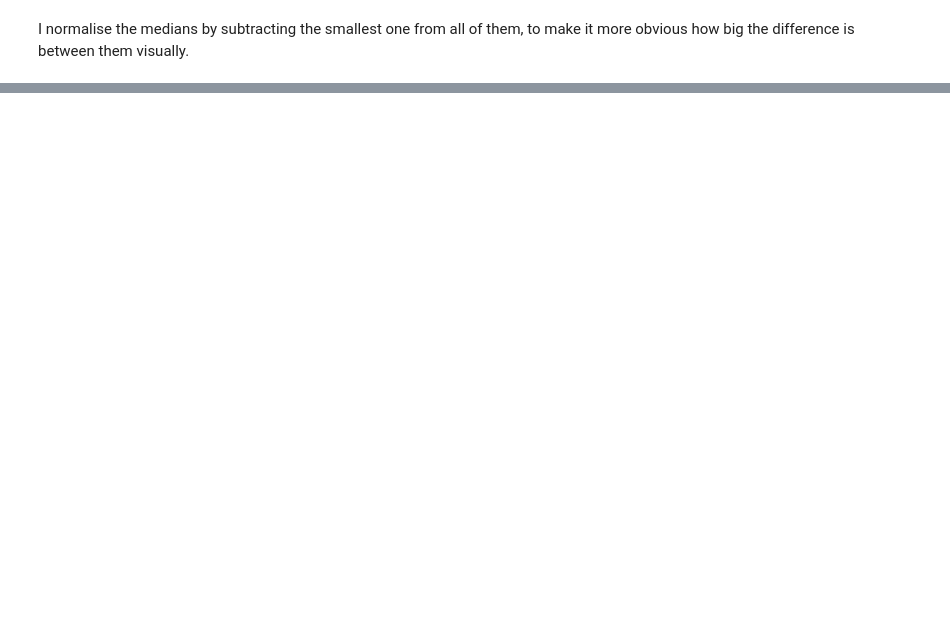
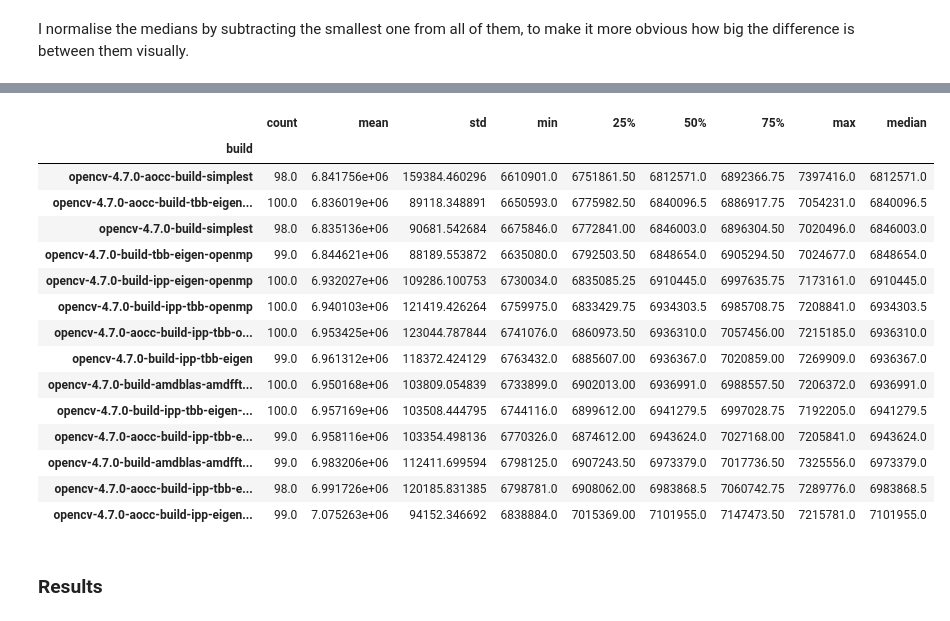
Before and after one commit to iByteABit256/OpenCV-Benchmarking, a Jupyter notebook: benchmark-analysis.ipynb, the cells around one changed output, grey strips where cells are left out. Saved outputs shown, nothing was run; the diff lists cells and outputs as text; code cells hidden in the pictures; blank space fills up the shorter version.

```diff
--- a/benchmark-analysis.ipynb
+++ b/benchmark-analysis.ipynb
@@ -67,0 +88,26 @@ plt = normalised.plot.bar()
+# %%
+result_cleaned = df_cleaned.groupby('build', sort=False)['time'].aggregate(['describe', 'median'])
+result_cleaned.columns = result_cleaned.columns.get_level_values(1)
+result_cleaned = result_cleaned.rename(columns = {'time':'median'})
+result_cleaned = result_cleaned.sort_values('median')
+
+result_cleaned
+# %% [output]
+|  | count | mean | std | min | 25% | 50% | 75% | max | median |
+| build |  |  |  |  |  |  |  |  |  |
+| opencv-4.7.0-aocc-build-simplest | 98.0 | 6.841756e+06 | 159384.460296 | 6610901.0 | 6751861.50 | 6812571.0 | 6892366.75 | 7397416.0 | 6812571.0 |
+| opencv-4.7.0-aocc-build-tbb-eigen... | 100.0 | 6.836019e+06 | 89118.348891 | 6650593.0 | 6775982.50 | 6840096.5 | 6886917.75 | 7054231.0 | 6840096.5 |
+| opencv-4.7.0-build-simplest | 98.0 | 6.835136e+06 | 90681.542684 | 6675846.0 | 6772841.00 | 6846003.0 | 6896304.50 | 7020496.0 | 6846003.0 |
+| opencv-4.7.0-build-tbb-eigen-openmp | 99.0 | 6.844621e+06 | 88189.553872 | 6635080.0 | 6792503.50 | 6848654.0 | 6905294.50 | 7024677.0 | 6848654.0 |
+| opencv-4.7.0-build-ipp-eigen-openmp | 100.0 | 6.932027e+06 | 109286.100753 | 6730034.0 | 6835085.25 | 6910445.0 | 6997635.75 | 7173161.0 | 6910445.0 |
+| opencv-4.7.0-build-ipp-tbb-openmp | 100.0 | 6.940103e+06 | 121419.426264 | 6759975.0 | 6833429.75 | 6934303.5 | 6985708.75 | 7208841.0 | 6934303.5 |
+| opencv-4.7.0-aocc-build-ipp-tbb-o... | 100.0 | 6.953425e+06 | 123044.787844 | 6741076.0 | 6860973.50 | 6936310.0 | 7057456.00 | 7215185.0 | 6936310.0 |
+| opencv-4.7.0-build-ipp-tbb-eigen | 99.0 | 6.961312e+06 | 118372.424129 | 6763432.0 | 6885607.00 | 6936367.0 | 7020859.00 | 7269909.0 | 6936367.0 |
+| opencv-4.7.0-build-amdblas-amdfft... | 100.0 | 6.950168e+06 | 103809.054839 | 6733899.0 | 6902013.00 | 6936991.0 | 6988557.50 | 7206372.0 | 6936991.0 |
+| opencv-4.7.0-build-ipp-tbb-eigen-... | 100.0 | 6.957169e+06 | 103508.444795 | 6744116.0 | 6899612.00 | 6941279.5 | 6997028.75 | 7192205.0 | 6941279.5 |
+| opencv-4.7.0-aocc-build-ipp-tbb-e... | 99.0 | 6.958116e+06 | 103354.498136 | 6770326.0 | 6874612.00 | 6943624.0 | 7027168.00 | 7205841.0 | 6943624.0 |
+| opencv-4.7.0-build-amdblas-amdfft... | 99.0 | 6.983206e+06 | 112411.699594 | 6798125.0 | 6907243.50 | 6973379.0 | 7017736.50 | 7325556.0 | 6973379.0 |
+| opencv-4.7.0-aocc-build-ipp-tbb-e... | 98.0 | 6.991726e+06 | 120185.831385 | 6798781.0 | 6908062.00 | 6983868.5 | 7060742.75 | 7289776.0 | 6983868.5 |
+| opencv-4.7.0-aocc-build-ipp-eigen... | 99.0 | 7.075263e+06 | 94152.346692 | 6838884.0 | 7015369.00 | 7101955.0 | 7147473.50 | 7215781.0 | 7101955.0 |
+# %% [markdown]
+### Results
```
Also changed, not shown: parts of 14 cells of this notebook, 11 other files.
